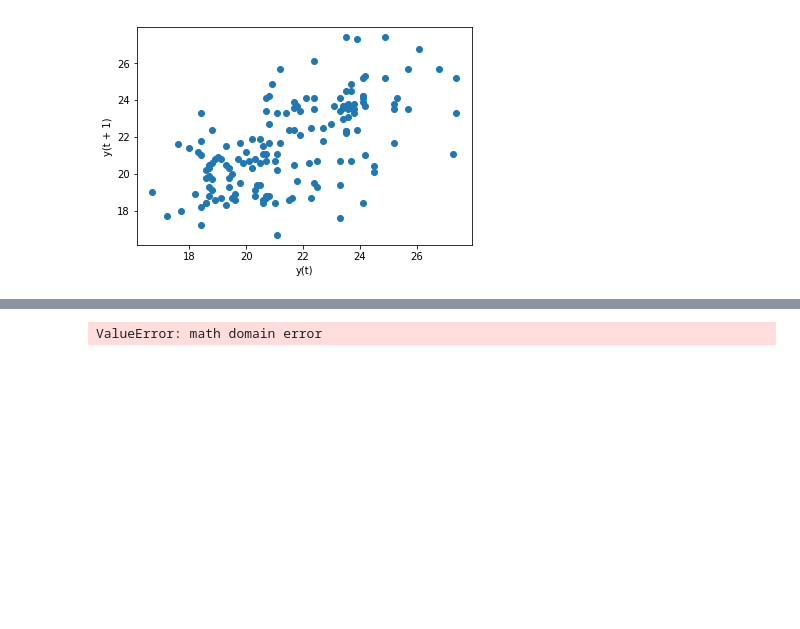
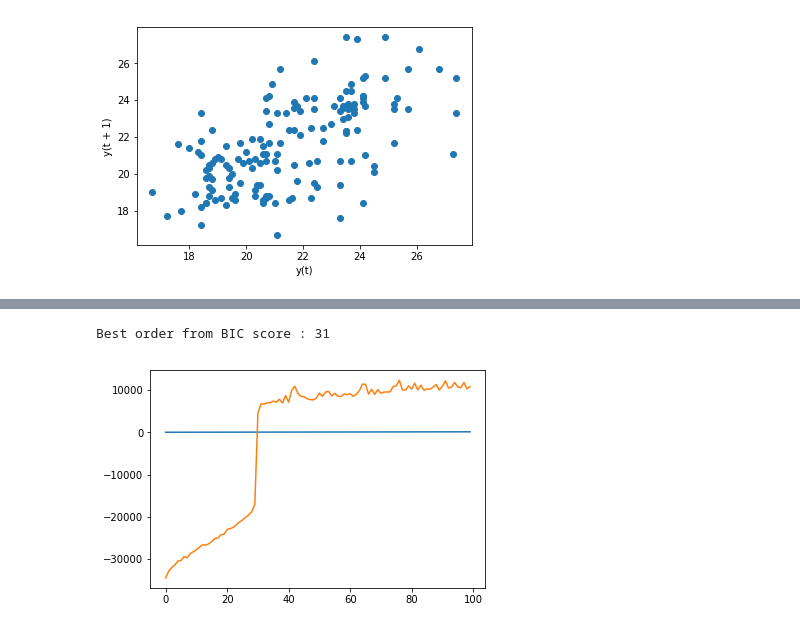
Before and after one commit to Kanbc/ar-model-python, a Jupyter notebook: VAR model function.ipynb, the cells around one changed output, grey strips where cells are left out. Cells and saved outputs as stored; diff of their text form; code cells hidden in the pictures; blank space fills up the shorter version.

```diff
--- a/VAR model function.ipynb
+++ b/VAR model function.ipynb
@@ -201,4 +183,14 @@ pyplot.show()
 # %%
+# ------------BIC score and Trade off Curve ---------------
+# % Input:
+# % - deltaY is the difference matrix of data and estimated data.
+# %   example: deltaY = Y-Yest when p+1-N; Y is data, Yest is estimated data,
+# % - Sigma is the covariance matrix of AR model.
+# % - p is the lag-order of AR model, that you want to know score.
+
+# % Output:
+# % - BIC score
+
 import numpy as np
 from math import log
 
@@ -213,25 +205,44 @@ def BIC_ARmodel(deltaY, Sigma, p):
     for t in range(0,Nminusp):
         deltaYt = deltaY[:,t]
         rLogli = rLogli + np.dot(np.dot(deltaYt.transpose(), ivSigma), deltaYt)
-
     # find BIC score at order p
     L = ((N-p)/2)*log(np.linalg.det(ivSigma)) - (1/2)*rLogli
     d = n*(n*p+1)
     BIC = -2*L + d*log(N)
-
     return BIC
-
-bic_arr = []
-for i in range(1,100):
-    EstOutput = ARestLS(data_tran,i)
-    c = EstOutput[0]
-    Ahat = EstOutput[1]
-    Yhat = EstOutput[2]
-    deltaY = EstOutput[3]
-    SIGMAhat = EstOutput[4]
-    bic_arr.append(BIC_ARmodel(deltaY, SIGMAhat, i))
-
-pyplot.plot(bic_arr)
-pyplot.show()
-# %% [output]
-ValueError: math domain error
+# %%
+# ---- Plot BIC Score ----
+# INPUT :
+# - data_tran
+# - range
+# OUTPUT :
+# - graph
+# - number of order
+
+def plot_bic_score(data,max_order):
+    bic_arr = []
+    min_positive_bic = 0
+    for i in range(max_order):
+        EstOutput = ARestLS(data,i+1) # estimate AR Model at order = p
+        deltaY = EstOutput[3]
+        SIGMAhat = EstOutput[4]
+
+        score = BIC_ARmodel(deltaY, SIGMAhat, i+1) # BIC score at order = p
+
+        bic_arr.append((i+1, score))
+        if (min_positive_bic != 0):
+            if(score < min_positive_bic):
+                min_positive_bic = i+1
+                print("Blaaaaaaa")
+        else:
+            if (score > 0):
+                min_positive_bic = i+1
+
+    print("Best order from BIC score :",min_positive_bic)
+    pyplot.plot(bic_arr)
+    pyplot.show()
+# %%
+plot_bic_score(data_tran,100)
+# %% [output]
+Best order from BIC score : 31
+[figure, added]
```
Also changed, not shown: parts of 9 cells of this notebook.
